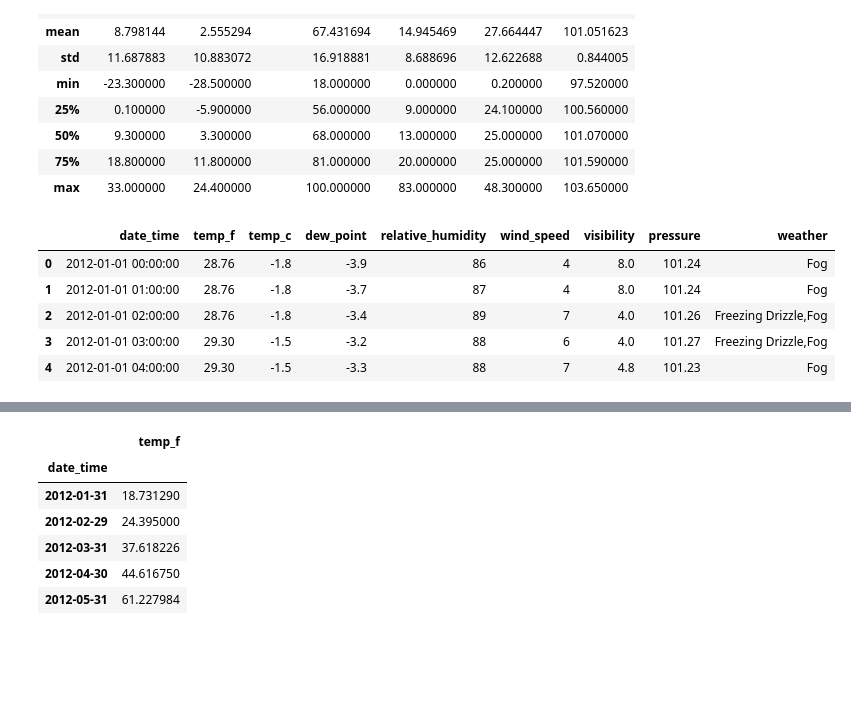
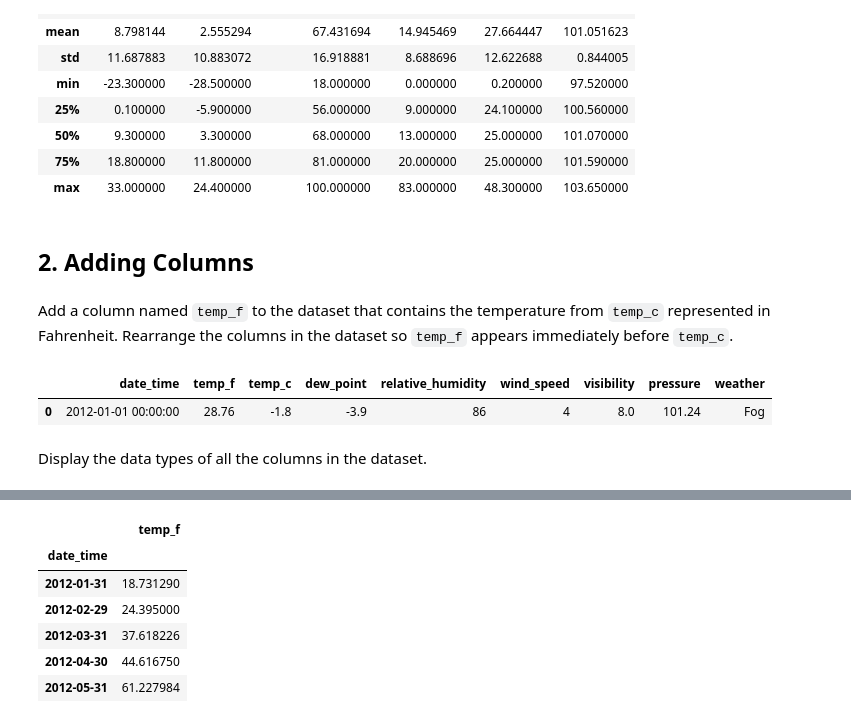
Before and after one commit to jacobredmon/IP2_JRR, a Jupyter notebook: IP2_JRR.ipynb, the cells around one changed output, grey strips where cells are left out. Drawn from its saved outputs; the diff is of its cells as text; code cells hidden in the pictures; blank space fills up the shorter version.

```diff
--- a/IP2_JRR.ipynb
+++ b/IP2_JRR.ipynb
@@ -59,5 +69,6 @@ Index(['Date/Time', 'Temp (C)', 'Dew Point Temp (C)', 'Rel Hum (%)',
 # %%
-df.columns = ['date_time', 'temp_c', 'dew_point', 'relative_humidity', 'wind_speed', 'visibility', 'pressure', 'weather']
+df.columns = ['date_time', 'temp_c', 'dew_point', 'relative_humidity',
+              'wind_speed', 'visibility', 'pressure', 'weather']
 df.columns
 # %% [output]
 Index(['date_time', 'temp_c', 'dew_point', 'relative_humidity', 'wind_speed',
@@ -75,4 +88,8 @@ df.describe()
 | 50% | 9.300000 | 3.300000 | 68.000000 | 13.000000 | 25.000000 | 101.070000 |
 | 75% | 18.800000 | 11.800000 | 81.000000 | 20.000000 | 25.000000 | 101.590000 |
 | max | 33.000000 | 24.400000 | 100.000000 | 83.000000 | 48.300000 | 103.650000 |
+# %% [markdown]
+## 2. Adding Columns
+# %% [markdown]
+Add a column named `temp_f` to the dataset that contains the temperature from `temp_c` represented in Fahrenheit. Rearrange the columns in the dataset so `temp_f` appears immediately before `temp_c`.
 # %%
@@ -82,11 +100,9 @@ def to_fahrenheit(x):
 # %%
 df.insert(1, 'temp_f', df['temp_c'].apply(to_fahrenheit))
 # %%
-df.head()
+df.head(1)
 # %% [output]
 |  | date_time | temp_f | temp_c | dew_point | relative_humidity | wind_speed | visibility | pressure | weather |
 | 0 | 2012-01-01 00:00:00 | 28.76 | -1.8 | -3.9 | 86 | 4 | 8.0 | 101.24 | Fog |
-| 1 | 2012-01-01 01:00:00 | 28.76 | -1.8 | -3.7 | 87 | 4 | 8.0 | 101.24 | Fog |
-| 2 | 2012-01-01 02:00:00 | 28.76 | -1.8 | -3.4 | 89 | 7 | 4.0 | 101.26 | Freezing Drizzle,Fog |
-| 3 | 2012-01-01 03:00:00 | 29.30 | -1.5 | -3.2 | 88 | 6 | 4.0 | 101.27 | Freezing Drizzle,Fog |
-| 4 | 2012-01-01 04:00:00 | 29.30 | -1.5 | -3.3 | 88 | 7 | 4.8 | 101.23 | Fog |
+# %% [markdown]
+Display the data types of all the columns in the dataset.
```
Also changed, not shown: parts of 50 cells of this notebook, 3 other files.
